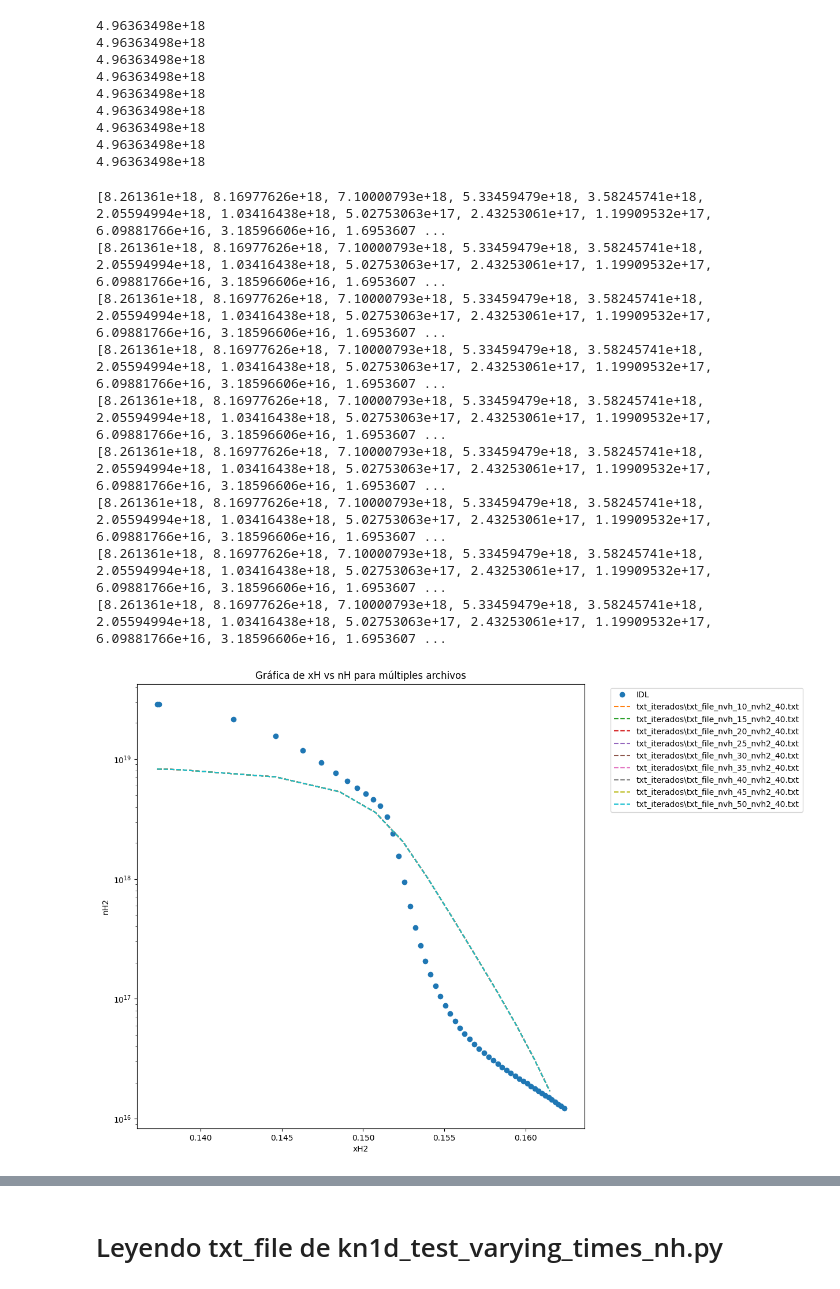
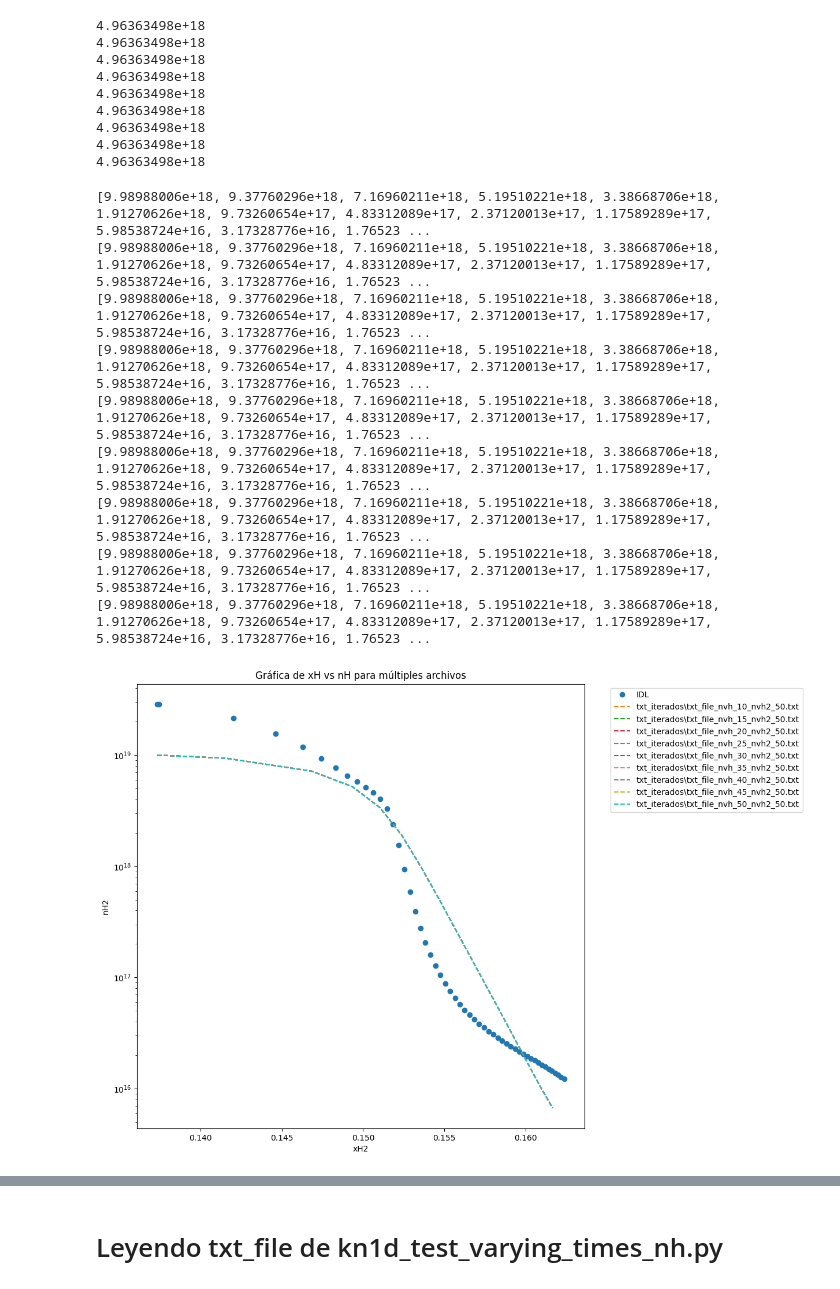
Before and after one commit to W-M-plasma-group/KN1DPy, a Jupyter notebook: tests.ipynb, the cells around one changed output, grey strips where cells are left out. Drawn from its saved outputs; the diff is of its cells as text; code cells hidden in the pictures.

```diff
--- a/tests.ipynb
+++ b/tests.ipynb
@@ -237,41 +237,41 @@ def read_variable_from_txt(filepath, variable_name):
     if match:
         values_str = match.group(1)
         values_list = [float(val) for val in values_str.split()]
         return values_list
     else:
         return None
 
 # Buscar todos los archivos que coincidan con el patrón 'txt_iterados/txt_file_nvh_*'
-pattern = 'txt_iterados/txt_file_nvh_*nvh2_40*'
+pattern = 'txt_iterados/txt_file_nvh_*nvh2_50*'
 file_list = glob.glob(pattern)
 
 fig = plt.figure(figsize=(10,10))
 plt.plot(filename['xh2'], filename['nh2'], 'o', label='IDL')
 
 # Leer los valores de xH y nH de cada archivo y graficarlos
 for filepath in file_list:
     xH = read_variable_from_txt(filepath, 'xH2')
     nH = read_variable_from_txt(filepath, 'nH2')
     print(nH)
     # print(len(xH), len(nH))
     if xH is not None and nH is not None:
         plt.plot(xH, nH, '--', label=filepath)
 
 # Configurar la gráfica
 plt.xlabel('xH2')
 plt.yscale('log')
 plt.ylabel('nH2')
 plt.legend(bbox_to_anchor=(1.05, 1), loc='upper left')
 plt.title('Gráfica de xH vs nH para múltiples archivos')
 plt.show()
 # %% [output]
-[8.261361e+18, 8.16977626e+18, 7.10000793e+18, 5.33459479e+18, 3.58245741e+18, 2.05594994e+18, 1.03416438e+18, 5.02753063e+17, 2.43253061e+17, 1.19909532e+17, 6.09881766e+16, 3.18596606e+16, 1.6953607 ...
-[8.261361e+18, 8.16977626e+18, 7.10000793e+18, 5.33459479e+18, 3.58245741e+18, 2.05594994e+18, 1.03416438e+18, 5.02753063e+17, 2.43253061e+17, 1.19909532e+17, 6.09881766e+16, 3.18596606e+16, 1.6953607 ...
-[8.261361e+18, 8.16977626e+18, 7.10000793e+18, 5.33459479e+18, 3.58245741e+18, 2.05594994e+18, 1.03416438e+18, 5.02753063e+17, 2.43253061e+17, 1.19909532e+17, 6.09881766e+16, 3.18596606e+16, 1.6953607 ...
-[8.261361e+18, 8.16977626e+18, 7.10000793e+18, 5.33459479e+18, 3.58245741e+18, 2.05594994e+18, 1.03416438e+18, 5.02753063e+17, 2.43253061e+17, 1.19909532e+17, 6.09881766e+16, 3.18596606e+16, 1.6953607 ...
-[8.261361e+18, 8.16977626e+18, 7.10000793e+18, 5.33459479e+18, 3.58245741e+18, 2.05594994e+18, 1.03416438e+18, 5.02753063e+17, 2.43253061e+17, 1.19909532e+17, 6.09881766e+16, 3.18596606e+16, 1.6953607 ...
-[8.261361e+18, 8.16977626e+18, 7.10000793e+18, 5.33459479e+18, 3.58245741e+18, 2.05594994e+18, 1.03416438e+18, 5.02753063e+17, 2.43253061e+17, 1.19909532e+17, 6.09881766e+16, 3.18596606e+16, 1.6953607 ...
-[8.261361e+18, 8.16977626e+18, 7.10000793e+18, 5.33459479e+18, 3.58245741e+18, 2.05594994e+18, 1.03416438e+18, 5.02753063e+17, 2.43253061e+17, 1.19909532e+17, 6.09881766e+16, 3.18596606e+16, 1.6953607 ...
-[8.261361e+18, 8.16977626e+18, 7.10000793e+18, 5.33459479e+18, 3.58245741e+18, 2.05594994e+18, 1.03416438e+18, 5.02753063e+17, 2.43253061e+17, 1.19909532e+17, 6.09881766e+16, 3.18596606e+16, 1.6953607 ...
-[8.261361e+18, 8.16977626e+18, 7.10000793e+18, 5.33459479e+18, 3.58245741e+18, 2.05594994e+18, 1.03416438e+18, 5.02753063e+17, 2.43253061e+17, 1.19909532e+17, 6.09881766e+16, 3.18596606e+16, 1.6953607 ...
+[9.98988006e+18, 9.37760296e+18, 7.16960211e+18, 5.19510221e+18, 3.38668706e+18, 1.91270626e+18, 9.73260654e+17, 4.83312089e+17, 2.37120013e+17, 1.17589289e+17, 5.98538724e+16, 3.17328776e+16, 1.76523 ...
+[9.98988006e+18, 9.37760296e+18, 7.16960211e+18, 5.19510221e+18, 3.38668706e+18, 1.91270626e+18, 9.73260654e+17, 4.83312089e+17, 2.37120013e+17, 1.17589289e+17, 5.98538724e+16, 3.17328776e+16, 1.76523 ...
+[9.98988006e+18, 9.37760296e+18, 7.16960211e+18, 5.19510221e+18, 3.38668706e+18, 1.91270626e+18, 9.73260654e+17, 4.83312089e+17, 2.37120013e+17, 1.17589289e+17, 5.98538724e+16, 3.17328776e+16, 1.76523 ...
+[9.98988006e+18, 9.37760296e+18, 7.16960211e+18, 5.19510221e+18, 3.38668706e+18, 1.91270626e+18, 9.73260654e+17, 4.83312089e+17, 2.37120013e+17, 1.17589289e+17, 5.98538724e+16, 3.17328776e+16, 1.76523 ...
+[9.98988006e+18, 9.37760296e+18, 7.16960211e+18, 5.19510221e+18, 3.38668706e+18, 1.91270626e+18, 9.73260654e+17, 4.83312089e+17, 2.37120013e+17, 1.17589289e+17, 5.98538724e+16, 3.17328776e+16, 1.76523 ...
+[9.98988006e+18, 9.37760296e+18, 7.16960211e+18, 5.19510221e+18, 3.38668706e+18, 1.91270626e+18, 9.73260654e+17, 4.83312089e+17, 2.37120013e+17, 1.17589289e+17, 5.98538724e+16, 3.17328776e+16, 1.76523 ...
+[9.98988006e+18, 9.37760296e+18, 7.16960211e+18, 5.19510221e+18, 3.38668706e+18, 1.91270626e+18, 9.73260654e+17, 4.83312089e+17, 2.37120013e+17, 1.17589289e+17, 5.98538724e+16, 3.17328776e+16, 1.76523 ...
+[9.98988006e+18, 9.37760296e+18, 7.16960211e+18, 5.19510221e+18, 3.38668706e+18, 1.91270626e+18, 9.73260654e+17, 4.83312089e+17, 2.37120013e+17, 1.17589289e+17, 5.98538724e+16, 3.17328776e+16, 1.76523 ...
+[9.98988006e+18, 9.37760296e+18, 7.16960211e+18, 5.19510221e+18, 3.38668706e+18, 1.91270626e+18, 9.73260654e+17, 4.83312089e+17, 2.37120013e+17, 1.17589289e+17, 5.98538724e+16, 3.17328776e+16, 1.76523 ...
-[figure, old version]
+[figure, new version]
```
Also changed, not shown: parts of 6 cells of this notebook, 8 other files.
